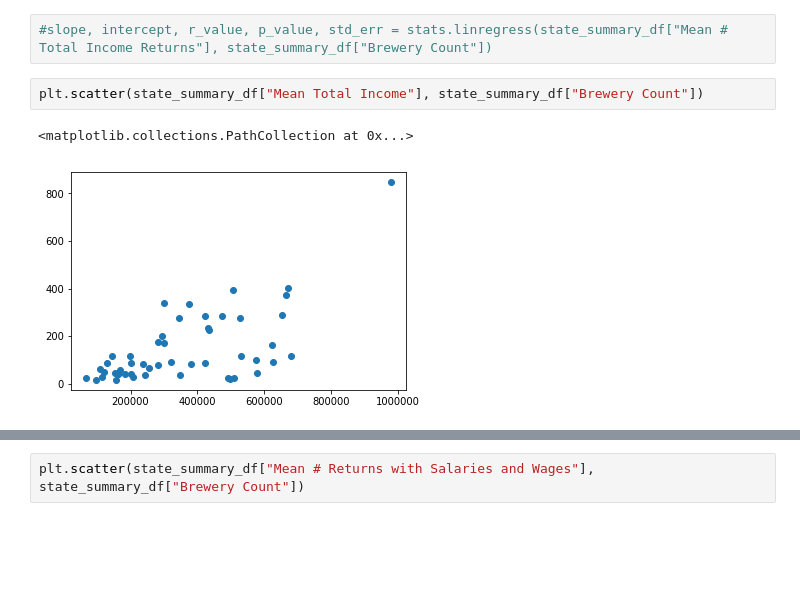
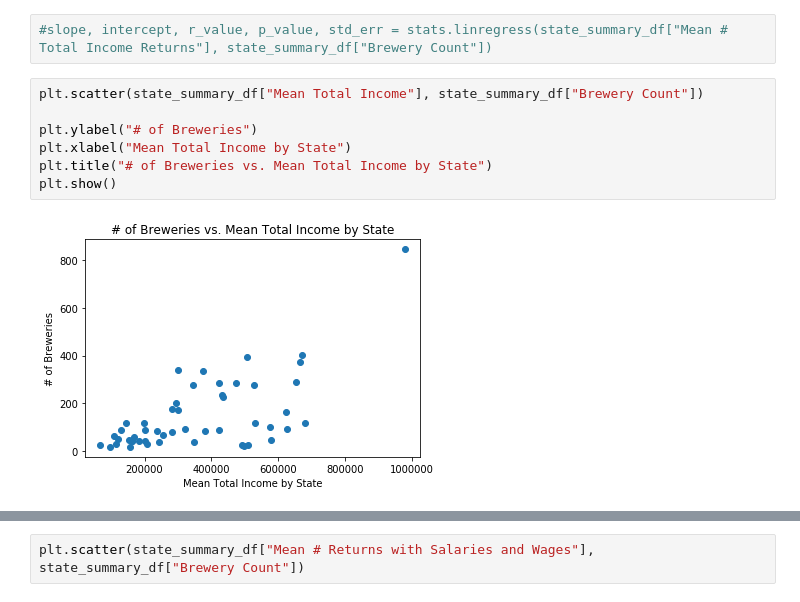
Before and after one commit to sjlapan/Economic_Predictors_of_Brewery_Success, a Jupyter notebook: Brewery_and_Tax_Data_by_State_EDA_LaPan.ipynb, the cells around one changed output, grey strips where cells are left out. Drawn from its saved outputs; the diff is of its cells as text; blank space fills up the shorter version.

```diff
--- a/Brewery_and_Tax_Data_by_State_EDA_LaPan.ipynb
+++ b/Brewery_and_Tax_Data_by_State_EDA_LaPan.ipynb
@@ -157,8 +170,12 @@ state_summary_df.head()
 # plt.show()
 # %%
 #slope, intercept, r_value, p_value, std_err = stats.linregress(state_summary_df["Mean # Total Income Returns"], state_summary_df["Brewery Count"])
-# %%
-plt.scatter(state_summary_df["Mean Total Income"], state_summary_df["Brewery Count"])
-# %% [output]
-<matplotlib.collections.PathCollection at 0x...>
-[figure, removed]
+# %%
+plt.scatter(state_summary_df["Mean Total Income"], state_summary_df["Brewery Count"])
+
+plt.ylabel("# of Breweries")
+plt.xlabel("Mean Total Income by State")
+plt.title("# of Breweries vs. Mean Total Income by State")
+plt.show()
+# %% [output]
+[figure, added]
```
Also changed, not shown: parts of 21 cells of this notebook, 2 other files.
